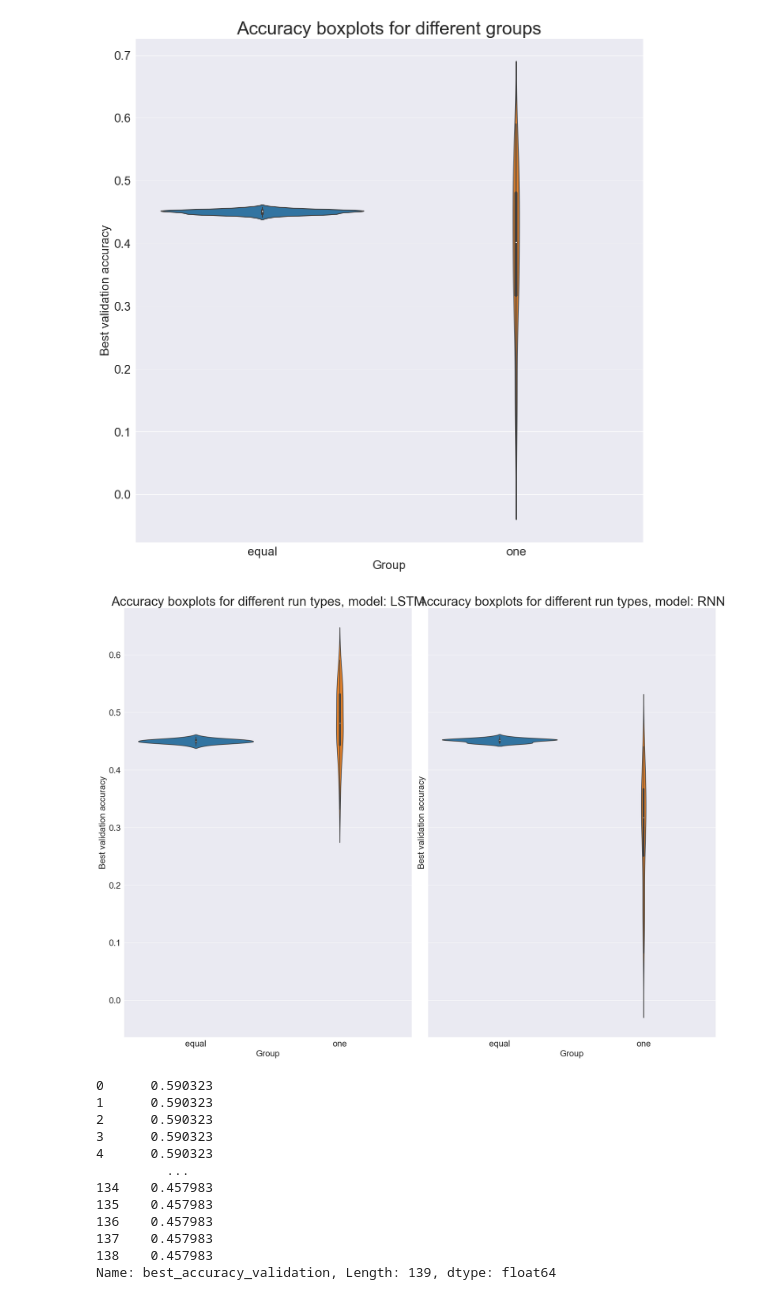
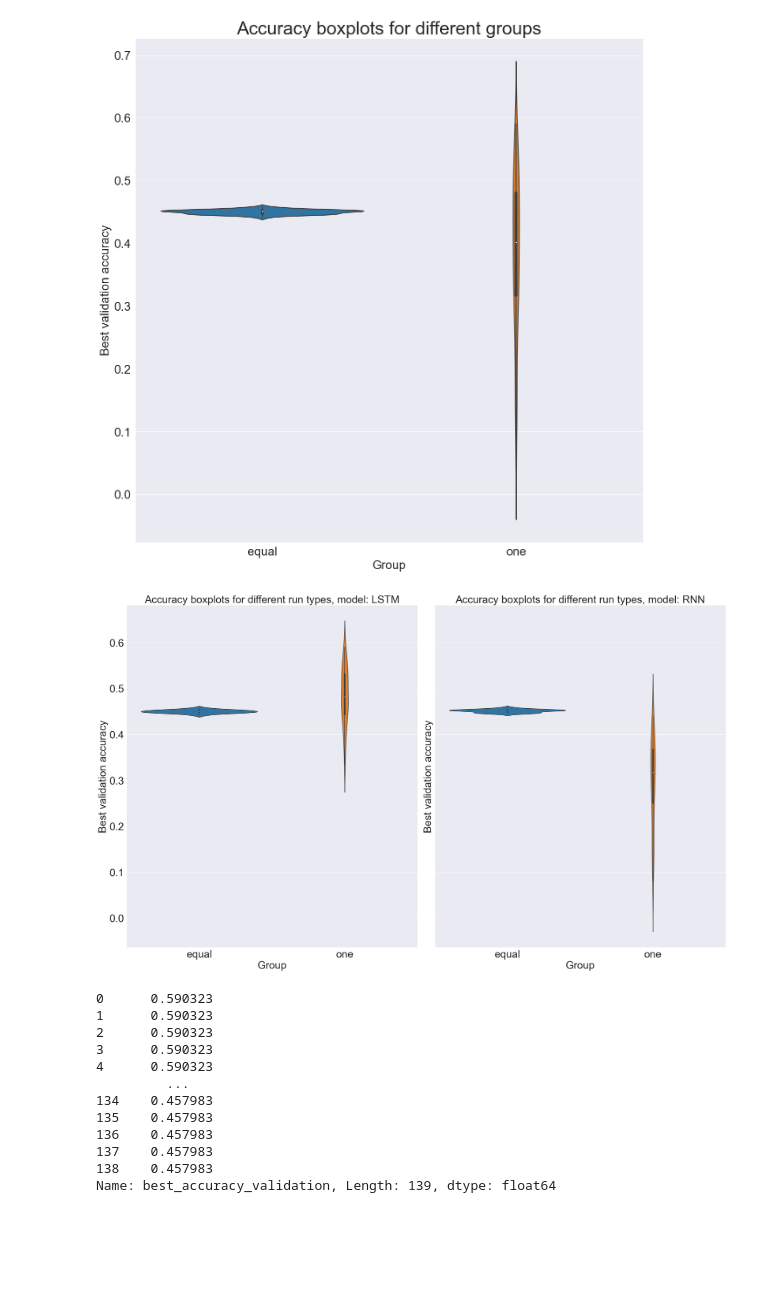
Before and after one commit to jakfol1217/DeepLearning, a Jupyter notebook: Project2/Experiment results.ipynb, the cells around one changed output. Cells and saved outputs as stored; diff of their text form; code cells hidden in the pictures; blank space fills up the shorter version.

```diff
--- a/Project2/Experiment results.ipynb
+++ b/Project2/Experiment results.ipynb
@@ -74,7 +74,7 @@ fig.suptitle("Different parameters comparison", fontsize=30)
 for i in range(3):
     sns.boxplot(x = "train_params." + params[i], y="best_accuracy_validation", data= res_df, ax=ax[i])
     ax[i].set_title(params[i], fontsize=25)
-    ax[i].set_ylabel("Best validation accuracy", fontsize=20)
-    ax[i].set_xlabel("Parameters", fontsize=20)
+    ax[i].set_ylabel("Best validation accuracy", fontsize=25)
+    ax[i].set_xlabel("Parameters", fontsize=25)
 plt.show()
 # %% [output]
@@ -81,0 +82,17 @@ plt.show()
+# %%
+import seaborn as sns
+from matplotlib import pyplot as plt
+mpl.rcParams['xtick.labelsize'] = 30
+mpl.rcParams['ytick.labelsize'] = 30
+params = ['num_layers', 'hidden_size', 'input_size']
+names = ["LSTM", "RNN"]
+fig, ax = plt.subplots(3, 2, figsize=(25,25), sharey='all', layout='constrained')
+fig.suptitle("Different parameters comparison", fontsize=40)
+for i in range(3):
+    for j in range(2):
+        sns.boxplot(x = "train_params." + params[i], y="best_accuracy_validation",
+                    data= res_df.loc[res_df['model'] == names[j]], ax=ax[i,j])
+        ax[i,j].set_title(params[i] + ", model: " + names[j], fontsize=35)
+        ax[i,j].set_ylabel("Best validation accuracy", fontsize=30)
+        ax[i,j].set_xlabel("Parameters", fontsize=30)
+plt.show()
@@ -82,16 +101,18 @@ plt.show()
 # %%
 import seaborn as sns
 from matplotlib import pyplot as plt
+mpl.rcParams['xtick.labelsize'] = 30
+mpl.rcParams['ytick.labelsize'] = 30
 params = ['num_layers', 'hidden_size', 'input_size']
 names = ["equal", "one"]
 fig, ax = plt.subplots(3, 2, figsize=(25,25), sharey='all', layout='constrained')
-fig.suptitle("Different parameters comparison", fontsize=30)
+fig.suptitle("Different parameters comparison", fontsize=40)
 for i in range(3):
     for j in range(2):
         sns.boxplot(x = "train_params." + params[i], y="best_accuracy_validation",
                     data= res_df.loc[res_df['group'] == names[j]], ax=ax[i,j])
-        ax[i,j].set_title(params[i] + ", group: " + names[j], fontsize=25)
-        ax[i,j].set_ylabel("Best validation accuracy", fontsize=20)
-        ax[i,j].set_xlabel("Parameters", fontsize=20)
+        ax[i,j].set_title(params[i] + ", group: " + names[j], fontsize=35)
+        ax[i,j].set_ylabel("Best validation accuracy", fontsize=30)
+        ax[i,j].set_xlabel("Parameters", fontsize=30)
 plt.show()
 # %% [output]
@@ -121,16 +142,16 @@ plt.show()
 # %%
 import seaborn as sns
 from matplotlib import pyplot as plt
-fig, ax = plt.subplots(1,2,figsize=(20,15),sharey='all', layout='constrained')
+fig, ax = plt.subplots(1,2,figsize=(25,15),sharey='all', layout='constrained')
 names = ["LSTM", "RNN"]
 for i in range(2):
     sns.violinplot(x = "group", y="best_accuracy_validation", data= res_df.loc[res_df['model'] == names[i]], ax=ax[i])
     ax[i].set_title("Accuracy boxplots for different run types" + ", model: " + names[i], fontsize=30)
-    ax[i].set_ylabel("Best validation accuracy", fontsize=20)
-    ax[i].set_xlabel("Group", fontsize=20)
+    ax[i].set_ylabel("Best validation accuracy", fontsize=30)
+    ax[i].set_xlabel("Group", fontsize=30)
 plt.show()
 # %% [output]
-[figure, old version]
+[figure, new version]
 # %%
 res_df.groupby('model')['best_accuracy_validation'].transform('max')
 # %% [output]
```
Also changed, not shown: parts of 3 cells of this notebook.
